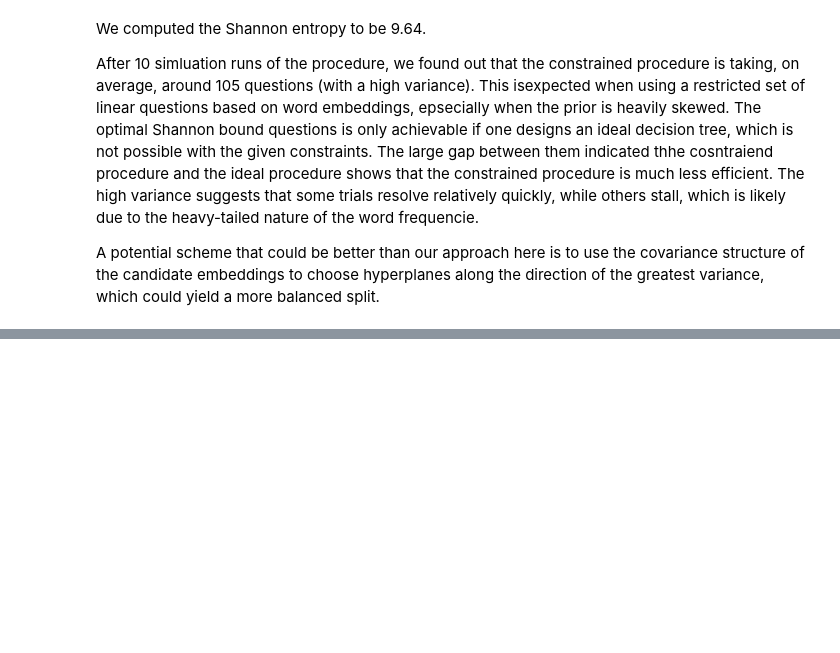
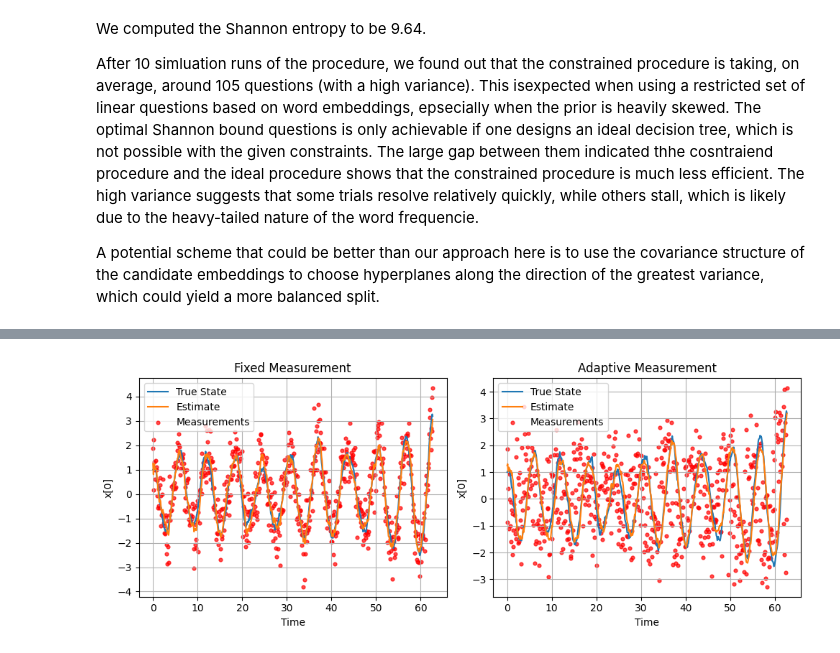
Before and after one commit to LarsMstangeland/ProjectMiniBayesian, a Jupyter notebook: notebooks/project.ipynb, the cells around one changed output, grey strips where cells are left out. Drawn from its saved outputs; the diff is of its cells as text; code cells hidden in the pictures; blank space fills up the shorter version.

```diff
--- a/notebooks/project.ipynb
+++ b/notebooks/project.ipynb
@@ -260,12 +230,9 @@ Shannon Entropy: 9.641114291987398
 # %% [markdown]
 This code computes the word embeddings for the top 3000 words using the imported glove model. the distance measure is based on cosine similarity.
 # %%
-#######################################################################################################################
-##### a)
-#######################################################################################################################
 
 # Load the data from the CSV file
-file_path = './data/unigram_freq.csv'
+file_path = '../data/unigram_freq.csv'
 df = pd.read_csv(file_path, keep_default_na=False)
 
 # Ttrim to the top 3000 most frequent words
@@ -495,0 +710,44 @@ A potential scheme that could be better than our approach here is to use the cov
+# %%
+t_array, x_true, A, Q, R_val, measurement_noises, dt = generate_data(
+    periods=10, dt=0.1, omega=1.0,
+    Q_scale=0.05, R_val=0.5, seed=42
+    )
+
+time_steps = x_true.shape[0]
+time_array = np.arange(time_steps) * dt
+
+
+# 2) Run Kalman with fixed measurement
+x_est_fixed, meas_fixed, P_est_array_fixed = run_kalman_fixed(x_true, A, Q, R_val, measurement_noises)
+
+# 3) Run Kalman with adaptive measurement
+x_est_adaptive, meas_adaptive, P_est_array_adaptive = run_kalman_adaptive(x_true, A, Q, R_val, measurement_noises)
+# %%
+plt.figure(figsize=(10,4))
+
+# Left: Fixed
+plt.subplot(1,2,1)
+plt.plot(time_array, x_true[:,0], label="True State")
+plt.plot(time_array, x_est_fixed[:,0], label="Estimate")
+plt.scatter(time_array, meas_fixed, s=12, color='r', alpha=0.7, label="Measurements")
+plt.title("Fixed Measurement")
+plt.xlabel("Time")
+plt.ylabel("x[0]")
+plt.grid(True)
+plt.legend()
+
+# Right: Adaptive
+plt.subplot(1,2,2)
+plt.plot(time_array, x_true[:,0], label="True State")
+plt.plot(time_array, x_est_adaptive[:,0], label="Estimate")
+plt.scatter(time_array, meas_adaptive, s=12, color='r', alpha=0.7, label="Measurements")
+plt.title("Adaptive Measurement")
+plt.xlabel("Time")
+plt.ylabel("x[0]")
+plt.grid(True)
+plt.legend()
+
+plt.tight_layout()
+plt.show()
+# %% [output]
+[figure, added]
```
Also changed, not shown: parts of 45 cells of this notebook.
